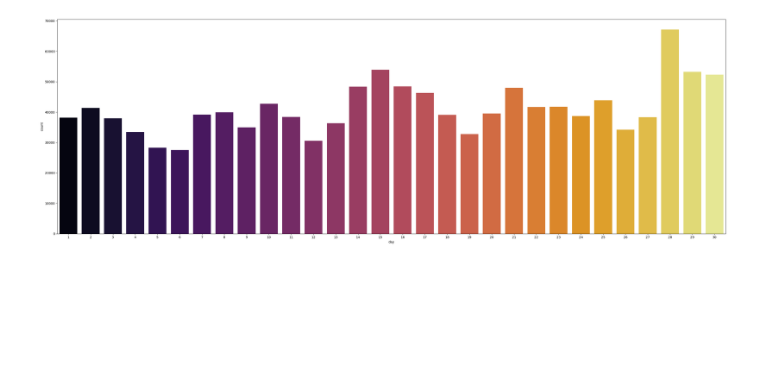
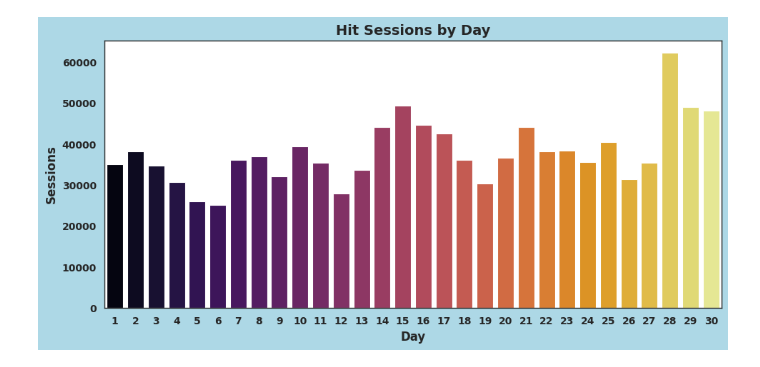
Before and after one commit to York-Solutions-B2E/khue-lee-aml-capstone, a Jupyter notebook: hits/model-training/data-eda.ipynb, the cells around one changed output. Drawn from its saved outputs; the diff is of its cells as text; code cells hidden in the pictures; blank space fills up the shorter version.

```diff
--- a/hits/model-training/data-eda.ipynb
+++ b/hits/model-training/data-eda.ipynb
@@ -7,4 +7,4 @@ import matplotlib.pyplot as plt
 # %%
-eda_df = eda_df.copy()
+eda_df = cleaned_df.copy()
 # %%
 display(eda_df.head(5))
@@ -49,5 +73,14 @@ plt.tight_layout()
 # %%
-plt.figure(figsize=(30,10))
-sns.scatterplot(x='product_price', y='add_to_cart', data=eda_df)
-plt.tight_layout()
+filtered_price = eda_df[(eda_df['product_price'] >= 0) & (eda_df['product_price'] <= 200)]
+
+plt.figure(figsize=(6,6), facecolor='lightblue')
+sns.set_style("white")
+plt.gca().set_facecolor('lightyellow')
+sns.scatterplot(x='add_to_cart', y='product_price', data=filtered_price, color='red')
+plt.xlabel('Add to Cart Actions', fontsize=10, fontweight='bold')
+plt.ylabel('Price', fontsize=10, fontweight='bold')
+plt.title('Add to Cart Actions by Product Price', fontsize=12, fontweight='bold')
+plt.xticks(fontsize=8, fontweight='bold')
+plt.yticks(fontsize=8, fontweight='bold')
+plt.show()
 # %% [output]
@@ -55,7 +88,13 @@ plt.tight_layout()
 # %%
-plt.figure(figsize=(30,10))
+plt.figure(figsize=(10,5), facecolor='lightblue')
 sns.countplot(x = 'day', data = eda_df, palette='inferno')
-plt.tight_layout()
+plt.xlabel('Day', fontsize=12, fontweight='bold')
+plt.ylabel('Sessions', fontsize=12, fontweight='bold')
+plt.title('Hit Sessions by Day', fontsize=14, fontweight='bold')
+plt.xticks(fontsize=10, fontweight='bold')
+plt.yticks(fontsize=10, fontweight='bold')
+plt.tight_layout(pad=2.0)
+plt.show()
 # %% [output]
-[figure, old version]
+[figure, new version]
 # %%
```
Also changed, not shown: parts of 7 cells of this notebook, 2 other files.
